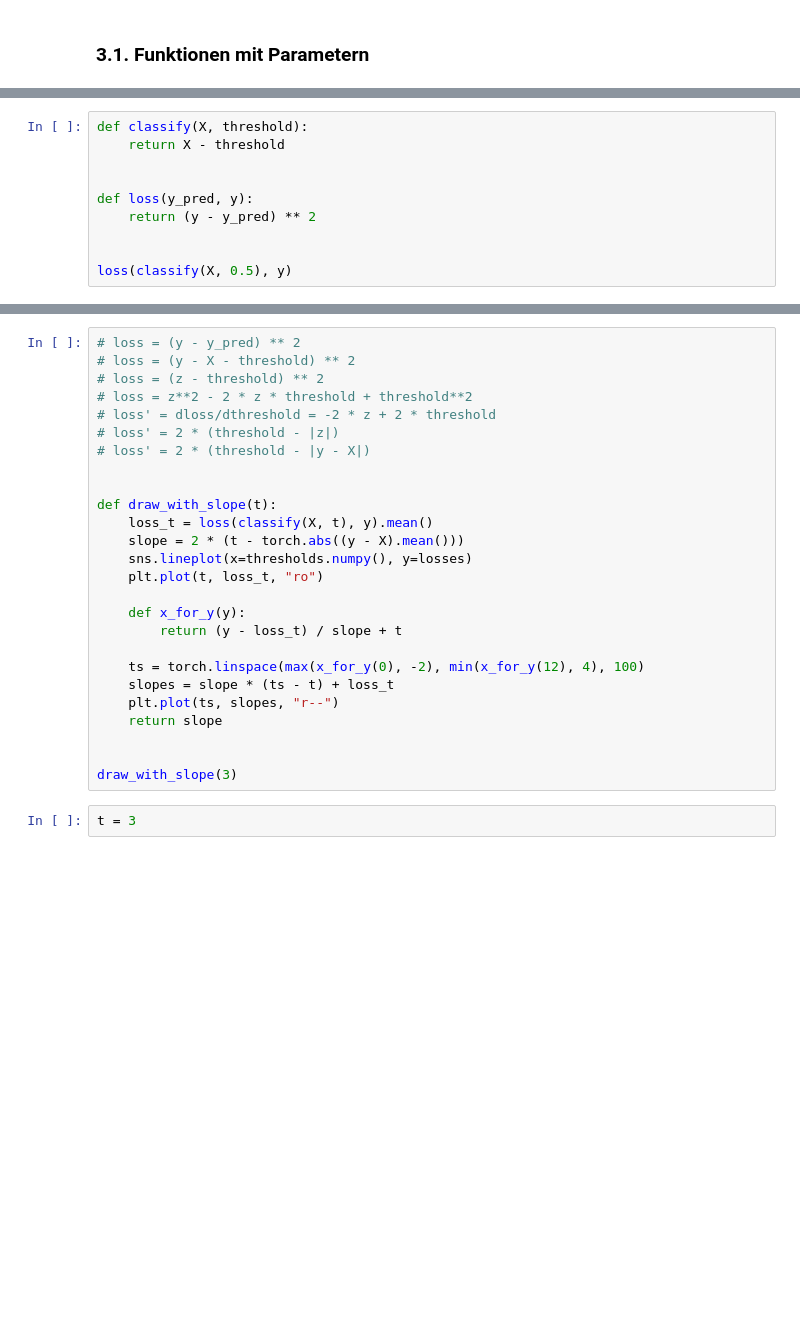
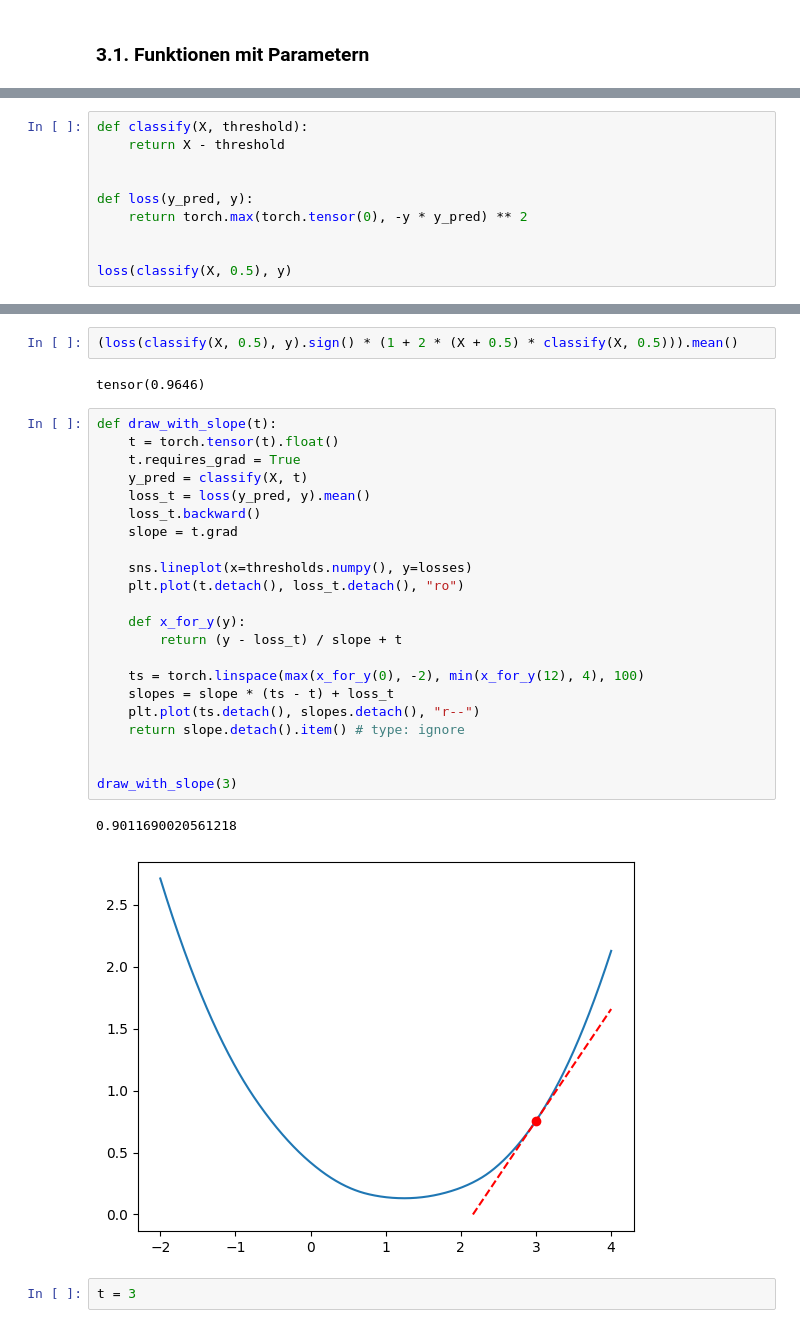
Before and after one commit to sadilek/ki-vortrag, a Jupyter notebook: vortrag.ipynb, the cells around one changed output, grey strips where cells are left out. Drawn from its saved outputs; the diff is of its cells as text; blank space fills up the shorter version.

```diff
--- a/vortrag.ipynb
+++ b/vortrag.ipynb
@@ -203,7 +336,7 @@ def classify(X, threshold):
 
 
 def loss(y_pred, y):
-    return (y - y_pred) ** 2
+    return torch.max(torch.tensor(0), -y * y_pred) ** 2
 
 
 loss(classify(X, 0.5), y)
@@ -213,29 +353,32 @@ sns.lineplot(x=thresholds.numpy(), y=losses)
+# %%
+(loss(classify(X, 0.5), y).sign() * (1 + 2 * (X + 0.5) * classify(X, 0.5))).mean()
+# %% [output]
+tensor(0.9646)
 # %%
-# loss = (y - y_pred) ** 2
-# loss = (y - X - threshold) ** 2
-# loss = (z - threshold) ** 2
-# loss = z**2 - 2 * z * threshold + threshold**2
-# loss' = dloss/dthreshold = -2 * z + 2 * threshold
-# loss' = 2 * (threshold - |z|)
-# loss' = 2 * (threshold - |y - X|)
+def draw_with_slope(t):
+    t = torch.tensor(t).float()
+    t.requires_grad = True
+    y_pred = classify(X, t)
+    loss_t = loss(y_pred, y).mean()
+    loss_t.backward()
+    slope = t.grad
 
-
-def draw_with_slope(t):
-    loss_t = loss(classify(X, t), y).mean()
-    slope = 2 * (t - torch.abs((y - X).mean()))
     sns.lineplot(x=thresholds.numpy(), y=losses)
-    plt.plot(t, loss_t, "ro")
+    plt.plot(t.detach(), loss_t.detach(), "ro")
 
     def x_for_y(y):
         return (y - loss_t) / slope + t
 
     ts = torch.linspace(max(x_for_y(0), -2), min(x_for_y(12), 4), 100)
     slopes = slope * (ts - t) + loss_t
-    plt.plot(ts, slopes, "r--")
-    return slope
+    plt.plot(ts.detach(), slopes.detach(), "r--")
+    return slope.detach().item() # type: ignore
 
 
 draw_with_slope(3)
+# %% [output]
+0.9011690020561218
+[figure, added]
 # %%
 t = 3
 # %%
```
Also changed, not shown: parts of 80 cells of this notebook, 3 other files.
